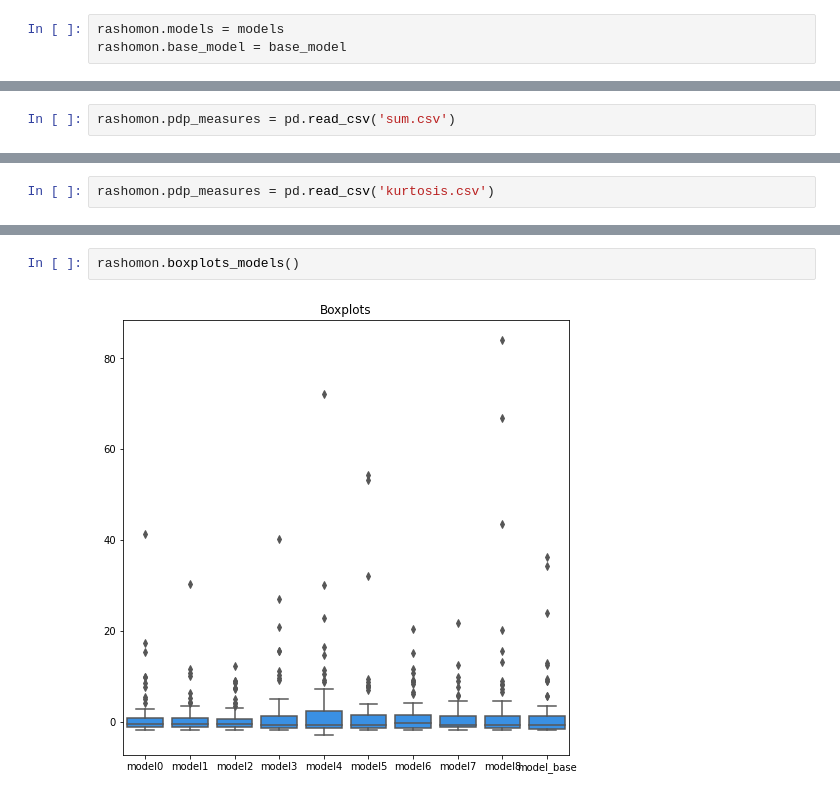
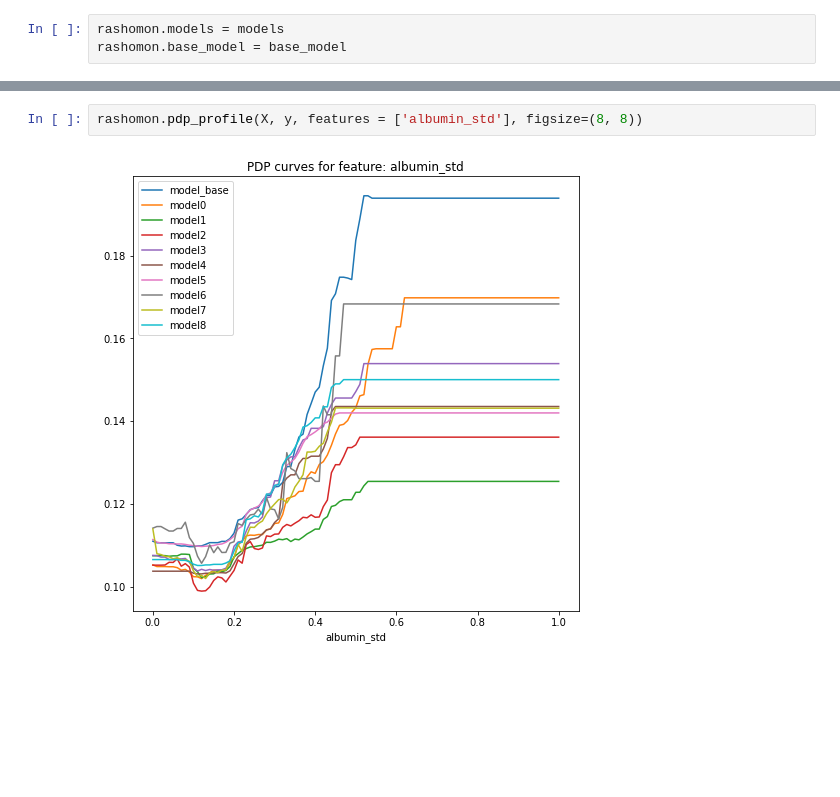
Before and after one commit to adrianstando/Research-Workshops-Rashomon-MIMIC-Machine-Learning, a Jupyter notebook: RashomonSetAnalyser/PDP_Comaprison_2.ipynb, the cells around one changed output, grey strips where cells are left out. Saved outputs shown, nothing was run; the diff lists cells and outputs as text; blank space fills up the shorter version.

```diff
--- a/RashomonSetAnalyser/PDP_Comaprison_2.ipynb
+++ b/RashomonSetAnalyser/PDP_Comaprison_2.ipynb
@@ -67,2 +90,0 @@ Boxplot per model for sum
-# %%
-rashomon.pdp_measures = pd.read_csv('sum.csv')
@@ -79,2 +90,0 @@ Boxplot per model for kurtosis
-# %%
-rashomon.pdp_measures = pd.read_csv('kurtosis.csv')
@@ -85,4 +91,4 @@ rashomon.boxplots()
-# %%
-rashomon.boxplots_models()
-# %% [output]
-[figure, removed]
+# %%
+rashomon.pdp_profile(X, y, features = ['albumin_std'], figsize=(8, 8))
+# %% [output]
+[figure, added]
```
Also changed, not shown: parts of 24 cells of this notebook, 1 other file.
